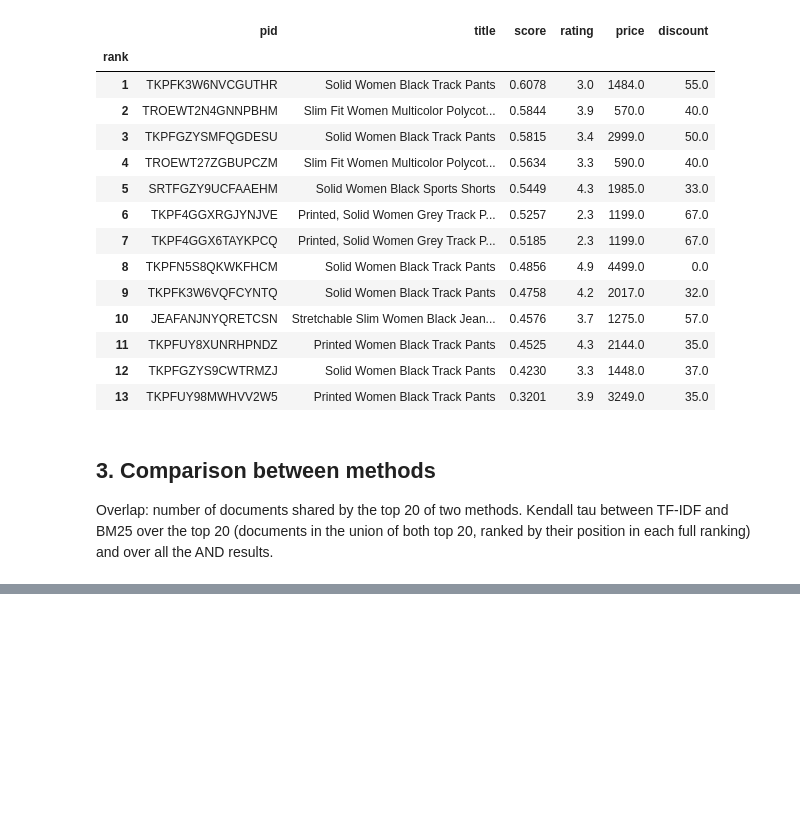
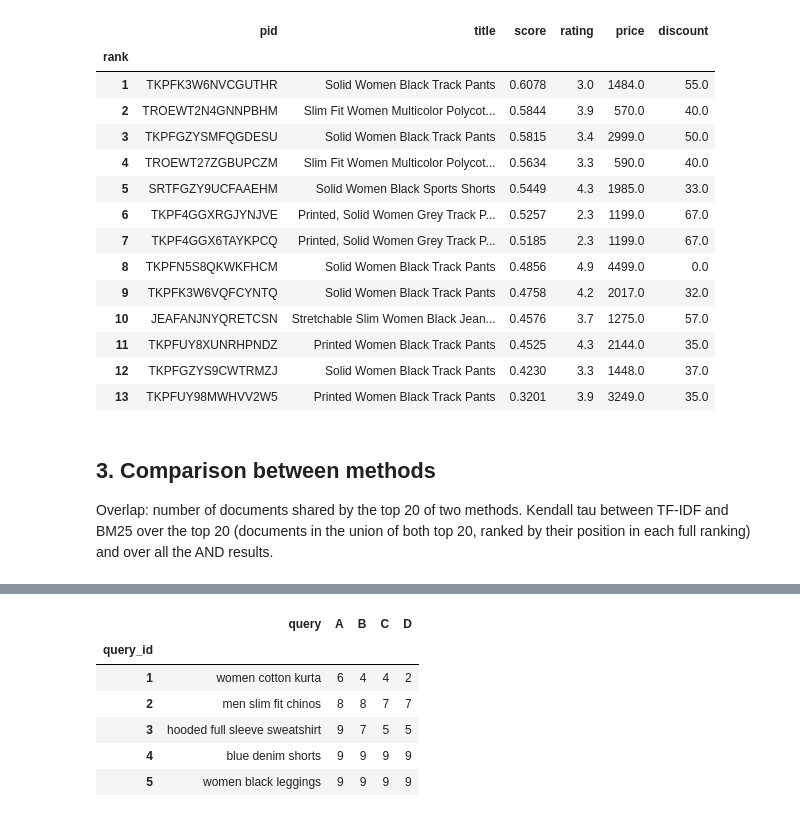
Before and after one commit to marticasasn/IRWA-2026-Search-Engine, a Jupyter notebook: IRWA_Part3_Ranking_Filtering.ipynb, the cells around one changed output, grey strips where cells are left out. Saved outputs shown, nothing was run; the diff lists cells and outputs as text; code cells hidden in the pictures; blank space fills up the shorter version.

```diff
--- a/IRWA_Part3_Ranking_Filtering.ipynb
+++ b/IRWA_Part3_Ranking_Filtering.ipynb
@@ -538,0 +551,34 @@ pd.DataFrame(comparison).set_index("query_id").round(3)
+# %%
+WEIGHT_SETS = {"A": (0.1, 0.05), "B": (0.3, 0.1), "C": (0.5, 0.2), "D": (1.0, 0.3)}
+stock = corpus.set_index("pid")["out_of_stock"]
+
+
+def rank_weight_sets(query):
+    """BM25 and custom ranking of a query with every weight set: name -> [pid]."""
+    pids = conjunctive_search(query, index)
+    runs = {"bm25": [p for p, _ in rank_bm25(query, pids, index, idf_bm25, doc_lens, avg_len)]}
+    for name, (w_rating, w_discount) in WEIGHT_SETS.items():
+        weights = {"rating": w_rating, "discount": w_discount}
+        runs[name] = [p for p, _ in rank_custom(query, pids, index, idf_bm25, doc_lens, avg_len,
+                                                product_info, weights)]
+    return runs
+
+
+weight_runs = {q: rank_weight_sets(q) for q in TEST_QUERIES}
+
+# How many of the BM25 top 10 are still in the top 10 of every weight set
+overlap = []
+for qid, query in enumerate(TEST_QUERIES, start=1):
+    top_bm25 = set(weight_runs[query]["bm25"][:10])
+    row = {"query_id": qid, "query": query}
+    row.update({name: len(top_bm25 & set(weight_runs[query][name][:10])) for name in WEIGHT_SETS})
+    overlap.append(row)
+pd.DataFrame(overlap).set_index("query_id")
+# %% [output]
+|  | query | A | B | C | D |
+| query_id |  |  |  |  |  |
+| 1 | women cotton kurta | 6 | 4 | 4 | 2 |
+| 2 | men slim fit chinos | 8 | 8 | 7 | 7 |
+| 3 | hooded full sleeve sweatshirt | 9 | 7 | 5 | 5 |
+| 4 | blue denim shorts | 9 | 9 | 9 | 9 |
+| 5 | women black leggings | 9 | 9 | 9 | 9 |
```
Also changed, not shown: parts of 13 cells of this notebook, 3 other files.
